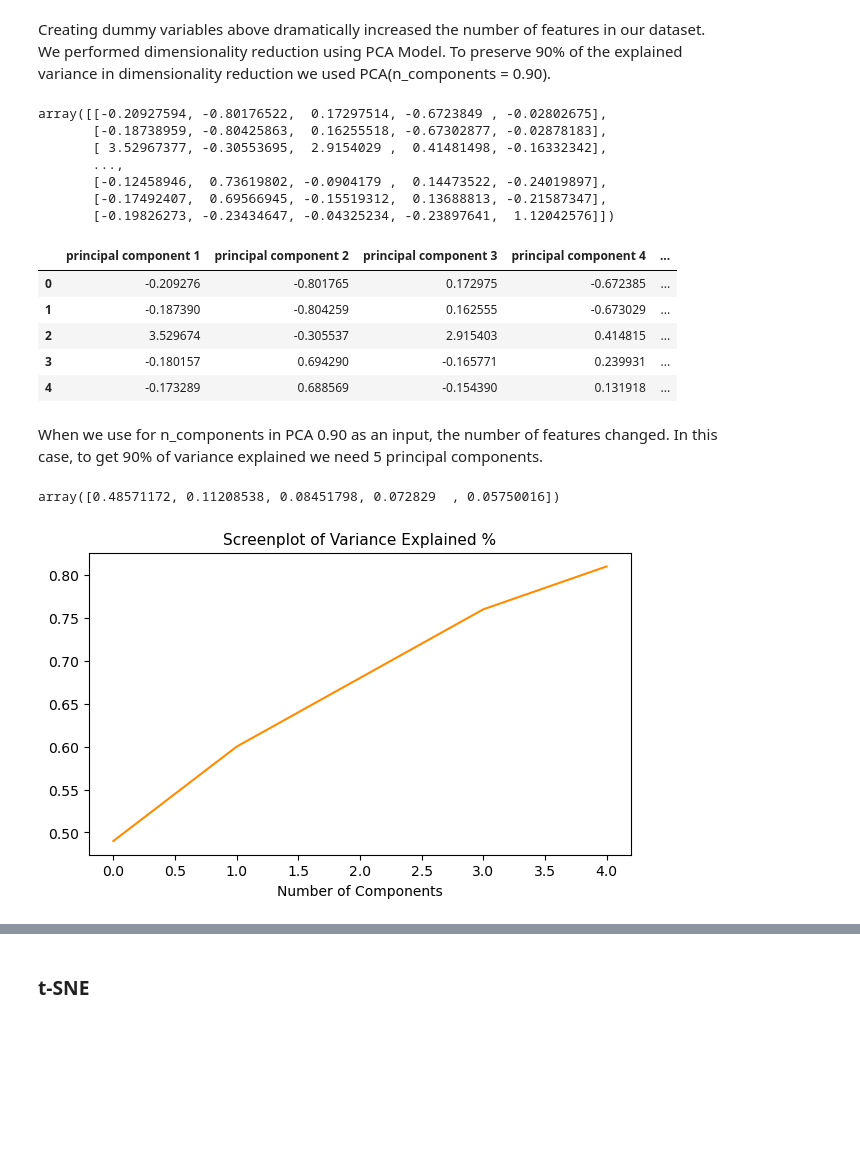
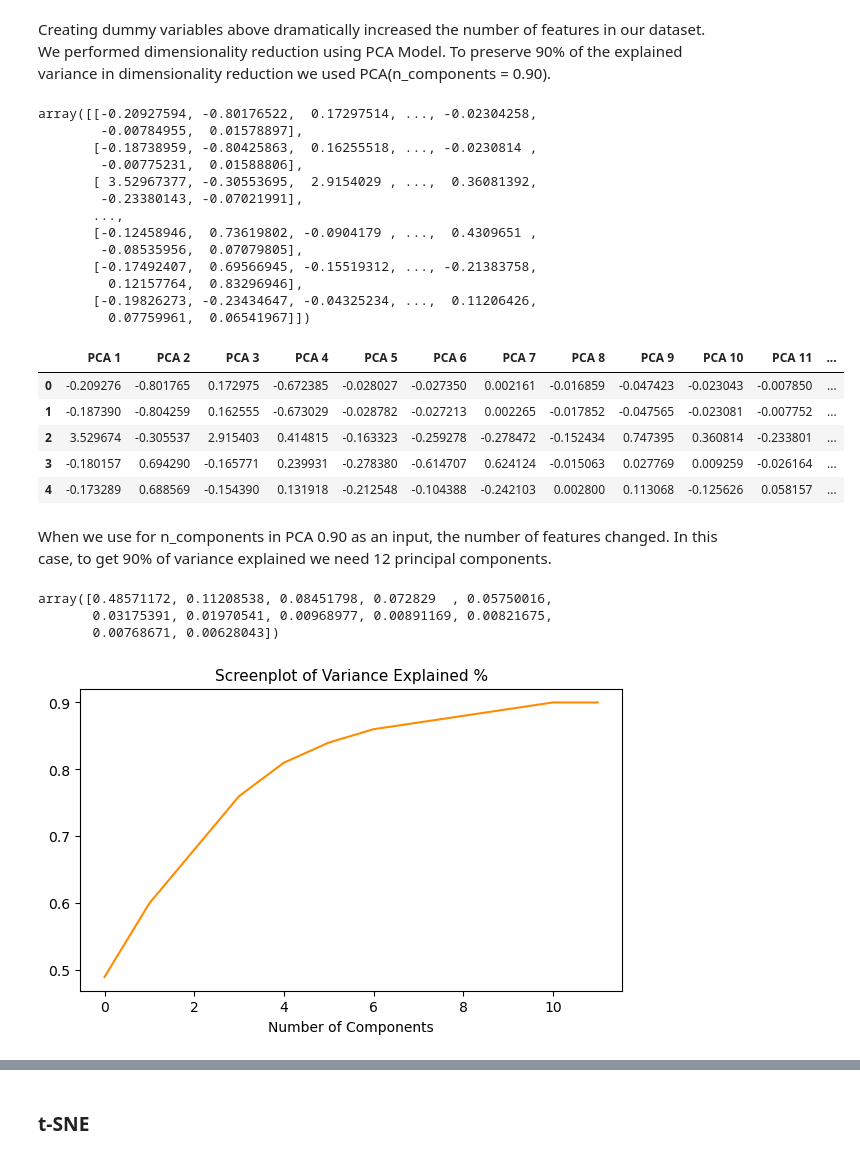
Before and after one commit to DasaSimo/Cryptocurrency-Clusters, a Jupyter notebook: crypto_clusters.ipynb, the cells around one changed output, grey strips where cells are left out. Cells and saved outputs as stored; diff of their text form; code cells hidden in the pictures; blank space fills up the shorter version.

```diff
--- a/crypto_clusters.ipynb
+++ b/crypto_clusters.ipynb
@@ -148,37 +148,45 @@ crypto_final
 Creating dummy variables above dramatically increased the number of features in our dataset. We performed dimensionality reduction using PCA Model. To preserve 90% of the explained variance in dimensionality reduction we used PCA(n_components = 0.90).
 # %%
 # Initialize PCA model
-pca = PCA(n_components=5)
+pca = PCA(n_components=0.90)
 
 crypto_pca = pca.fit_transform(crypto_final)
 crypto_pca
 # %% [output]
-array([[-0.20927594, -0.80176522,  0.17297514, -0.6723849 , -0.02802675],
-       [-0.18738959, -0.80425863,  0.16255518, -0.67302877, -0.02878183],
-       [ 3.52967377, -0.30553695,  2.9154029 ,  0.41481498, -0.16332342],
+array([[-0.20927594, -0.80176522,  0.17297514, ..., -0.02304258,
+        -0.00784955,  0.01578897],
+       [-0.18738959, -0.80425863,  0.16255518, ..., -0.0230814 ,
+        -0.00775231,  0.01588806],
+       [ 3.52967377, -0.30553695,  2.9154029 , ...,  0.36081392,
+        -0.23380143, -0.07021991],
        ...,
-       [-0.12458946,  0.73619802, -0.0904179 ,  0.14473522, -0.24019897],
-       [-0.17492407,  0.69566945, -0.15519312,  0.13688813, -0.21587347],
-       [-0.19826273, -0.23434647, -0.04325234, -0.23897641,  1.12042576]])
+       [-0.12458946,  0.73619802, -0.0904179 , ...,  0.4309651 ,
+        -0.08535956,  0.07079805],
+       [-0.17492407,  0.69566945, -0.15519312, ..., -0.21383758,
+         0.12157764,  0.83296946],
+       [-0.19826273, -0.23434647, -0.04325234, ...,  0.11206426,
+         0.07759961,  0.06541967]])
 # %%
 df_crypto_pca = pd.DataFrame(
-    data=crypto_pca, columns=["principal component 1", "principal component 2","principal component 3", "principal component 4", "principal component 5" ]
+    data=crypto_pca, columns=["PCA 1", "PCA 2","PCA 3", "PCA 4", "PCA 5","PCA 6", "PCA 7", "PCA 8", "PCA 9", "PCA 10", "PCA 11", "PCA 12"]
 )
 df_crypto_pca.head()
 # %% [output]
-|  | principal component 1 | principal component 2 | principal component 3 | principal component 4 | ... |
-| 0 | -0.209276 | -0.801765 | 0.172975 | -0.672385 | ... |
-| 1 | -0.187390 | -0.804259 | 0.162555 | -0.673029 | ... |
-| 2 | 3.529674 | -0.305537 | 2.915403 | 0.414815 | ... |
-| 3 | -0.180157 | 0.694290 | -0.165771 | 0.239931 | ... |
-| 4 | -0.173289 | 0.688569 | -0.154390 | 0.131918 | ... |
+|  | PCA 1 | PCA 2 | PCA 3 | PCA 4 | PCA 5 | PCA 6 | PCA 7 | PCA 8 | PCA 9 | PCA 10 | PCA 11 | ... |
+| 0 | -0.209276 | -0.801765 | 0.172975 | -0.672385 | -0.028027 | -0.027350 | 0.002161 | -0.016859 | -0.047423 | -0.023043 | -0.007850 | ... |
+| 1 | -0.187390 | -0.804259 | 0.162555 | -0.673029 | -0.028782 | -0.027213 | 0.002265 | -0.017852 | -0.047565 | -0.023081 | -0.007752 | ... |
+| 2 | 3.529674 | -0.305537 | 2.915403 | 0.414815 | -0.163323 | -0.259278 | -0.278472 | -0.152434 | 0.747395 | 0.360814 | -0.233801 | ... |
+| 3 | -0.180157 | 0.694290 | -0.165771 | 0.239931 | -0.278380 | -0.614707 | 0.624124 | -0.015063 | 0.027769 | 0.009259 | -0.026164 | ... |
+| 4 | -0.173289 | 0.688569 | -0.154390 | 0.131918 | -0.212548 | -0.104388 | -0.242103 | 0.002800 | 0.113068 | -0.125626 | 0.058157 | ... |
 # %% [markdown]
 When we use for n_components in PCA 0.90 as an input, the number of features changed.
-In this case, to get 90% of variance explained we need 5 principal components.
+In this case, to get 90% of variance explained we need 12 principal components.
 # %%
 pca.explained_variance_ratio_
 # %% [output]
-array([0.48571172, 0.11208538, 0.08451798, 0.072829  , 0.05750016])
+array([0.48571172, 0.11208538, 0.08451798, 0.072829  , 0.05750016,
+       0.03175391, 0.01970541, 0.00968977, 0.00891169, 0.00821675,
+       0.00768671, 0.00628043])
 # %%
 variance_exp_cumsum = pca.explained_variance_ratio_.cumsum().round(2)
 fig, axes = plt.subplots(1,1,figsize=(7,4), dpi=100)
@@ -187,7 +195,7 @@ plt.title('Screenplot of Variance Explained %', fontsize=11)
 plt.xlabel('Number of Components', fontsize=10)
 plt.show()
 # %% [output]
-[figure, old version]
+[figure, new version]
 # %%
 # more ways to visualize the number of components (see resources)
 import numpy as np
```
Also changed, not shown: parts of 9 cells of this notebook.
